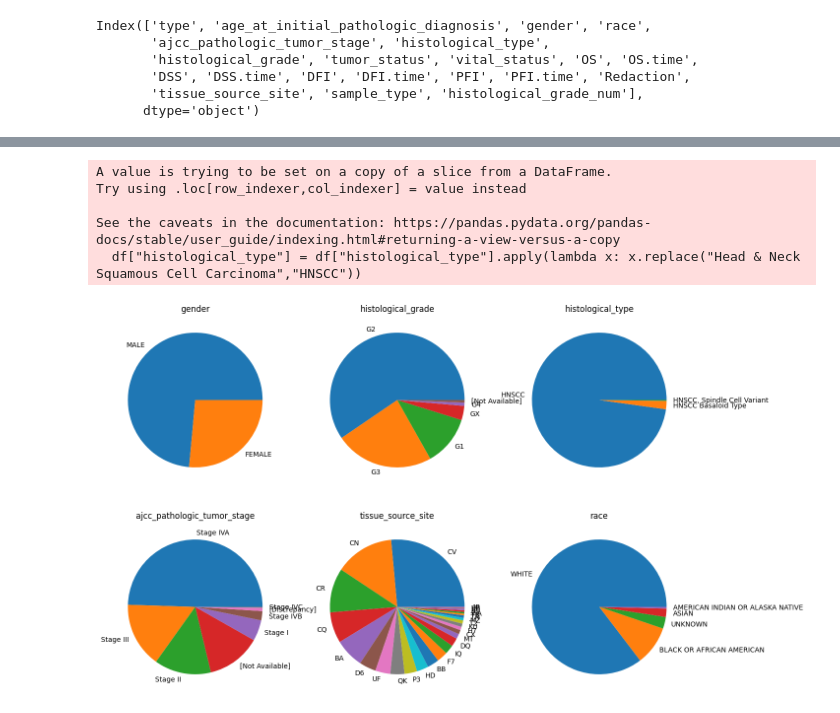
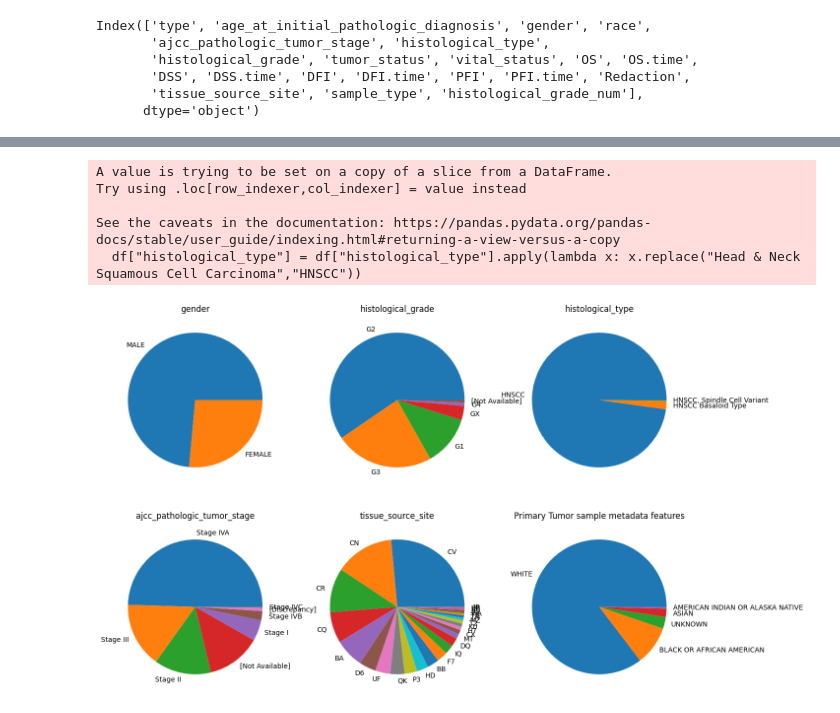
Before and after one commit to mikecuoco/ece204_project1, a Jupyter notebook: cohort_summary.ipynb, the cells around one changed output, grey strips where cells are left out. Saved outputs shown, nothing was run; the diff lists cells and outputs as text; code cells hidden in the pictures.

Commit message:
update cohort_summary and readme, add figures

```diff
--- a/cohort_summary.ipynb
+++ b/cohort_summary.ipynb
@@ -27,22 +49,25 @@ adata.obs["tissue_source_site"].nunique()
 # %%
 # view patient features
 df = adata.obs[adata.obs["sample_type"] == "Primary Solid Tumor"]
 df["histological_type"] = df["histological_type"].apply(lambda x: x.replace("Head & Neck Squamous Cell Carcinoma","HNSCC"))
 
 # setup subplots
 fig, axes = plt.subplots(2, 3, figsize=(15, 10))
 
 # add space between plots
 fig.subplots_adjust(hspace=0.2, wspace=0.2)
 
 var = ["gender", "histological_grade", "histological_type", "ajcc_pathologic_tumor_stage", "tissue_source_site", "race"]
 for i, v in enumerate(var):
 	axes[i//3, i%3].set_title(v)
 	df[v].value_counts().plot.pie(ax=axes[i//3, i%3], ylabel='')
+
+plt.title("Primary Tumor sample metadata features")
+plt.savefig("figures/primary_tumor_summary.png", dpi=300)
 # %% [output]
 A value is trying to be set on a copy of a slice from a DataFrame.
 Try using .loc[row_indexer,col_indexer] = value instead
 
 See the caveats in the documentation: https://pandas.pydata.org/pandas-docs/stable/user_guide/indexing.html#returning-a-view-versus-a-copy
   df["histological_type"] = df["histological_type"].apply(lambda x: x.replace("Head & Neck Squamous Cell Carcinoma","HNSCC"))
-[figure, old version]
+[figure, new version]
```
Also changed, not shown: parts of 4 cells of this notebook, 3 other files.
